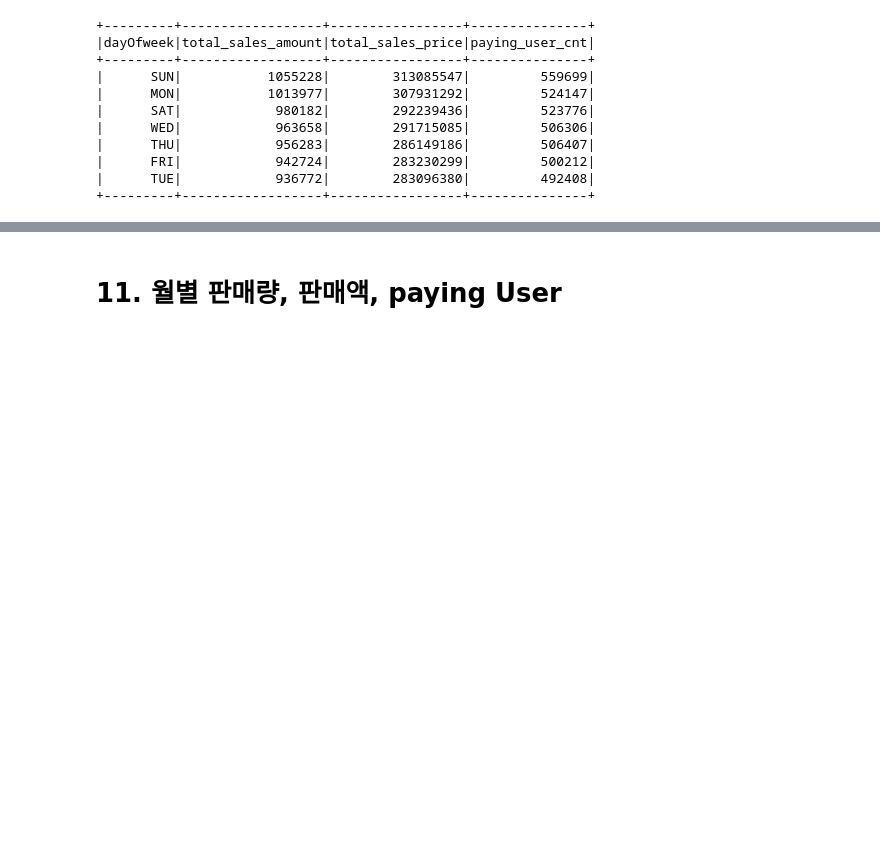
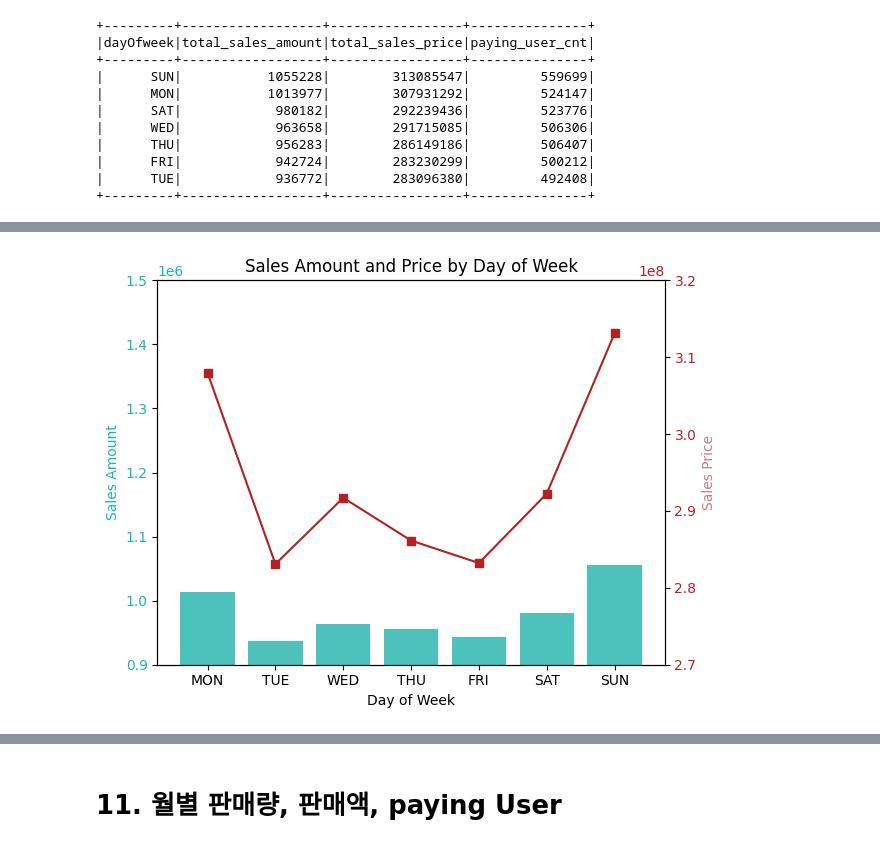
Before and after one commit to dothegee/Ecommerce_Membership_Strategy, a Jupyter notebook: Exploratory_Data_Analysis.ipynb, the cells around one changed output, grey strips where cells are left out. Saved outputs shown, nothing was run; the diff lists cells and outputs as text; code cells hidden in the pictures; blank space fills up the shorter version.

```diff
--- a/Exploratory_Data_Analysis.ipynb
+++ b/Exploratory_Data_Analysis.ipynb
@@ -460,0 +496,26 @@ eda10.show()
+# %%
+fig, ax1 = plt.subplots()
+
+color_1 = 'lightseagreen'
+ax1.bar(sales_df.index, sales_df.total_sales_amount, color=color_1, alpha = 0.8)
+ax1.set_title("Sales Amount and Price by Day of Week")
+ax1.set_xlabel('Day of Week')
+ax1.set_ylabel('Sales Amount', color = color_1)
+# ax1.plot(sales_df.index, sales_df.total_sales_amount, marker='s', color=color_1)
+ax1.set_ylim(900000,1500000)
+ax1.tick_params(axis='y', labelcolor=color_1)
+
+ax2 = ax1.twinx()
+color_2 = 'tab:red'
+color_2 = 'firebrick'
+
+ax2.set_xlabel('Day of Week')
+ax2.set_ylabel('Sales Price', color = color_2, alpha = 0.6)
+ax2.plot(sales_df.index, sales_df.total_sales_price, marker='s', color=color_2)
+ax2.set_ylim(270000000,320000000)
+ax2.tick_params(axis='y', labelcolor=color_2)
+
+fig.tight_layout()
+plt.show()
+# %% [output]
+[figure, added]
```
Also changed, not shown: parts of 13 cells of this notebook.
